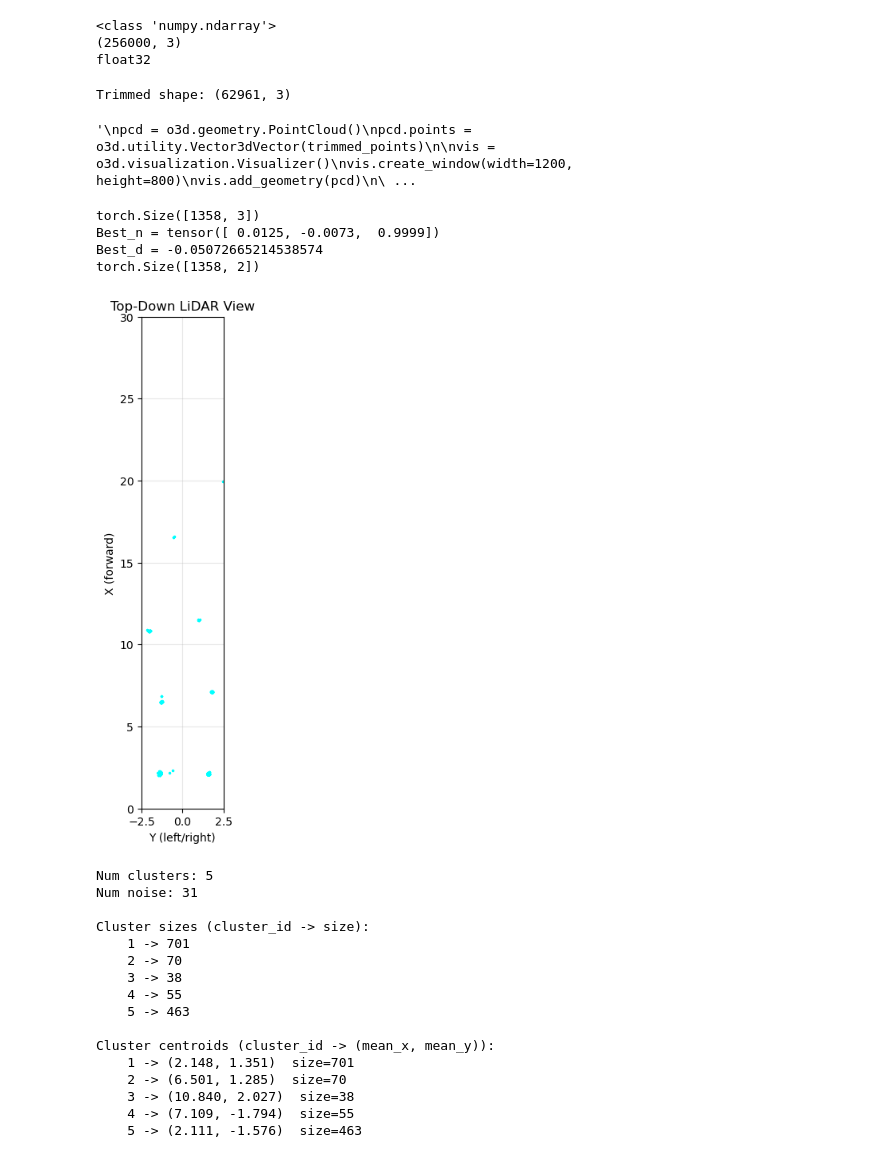
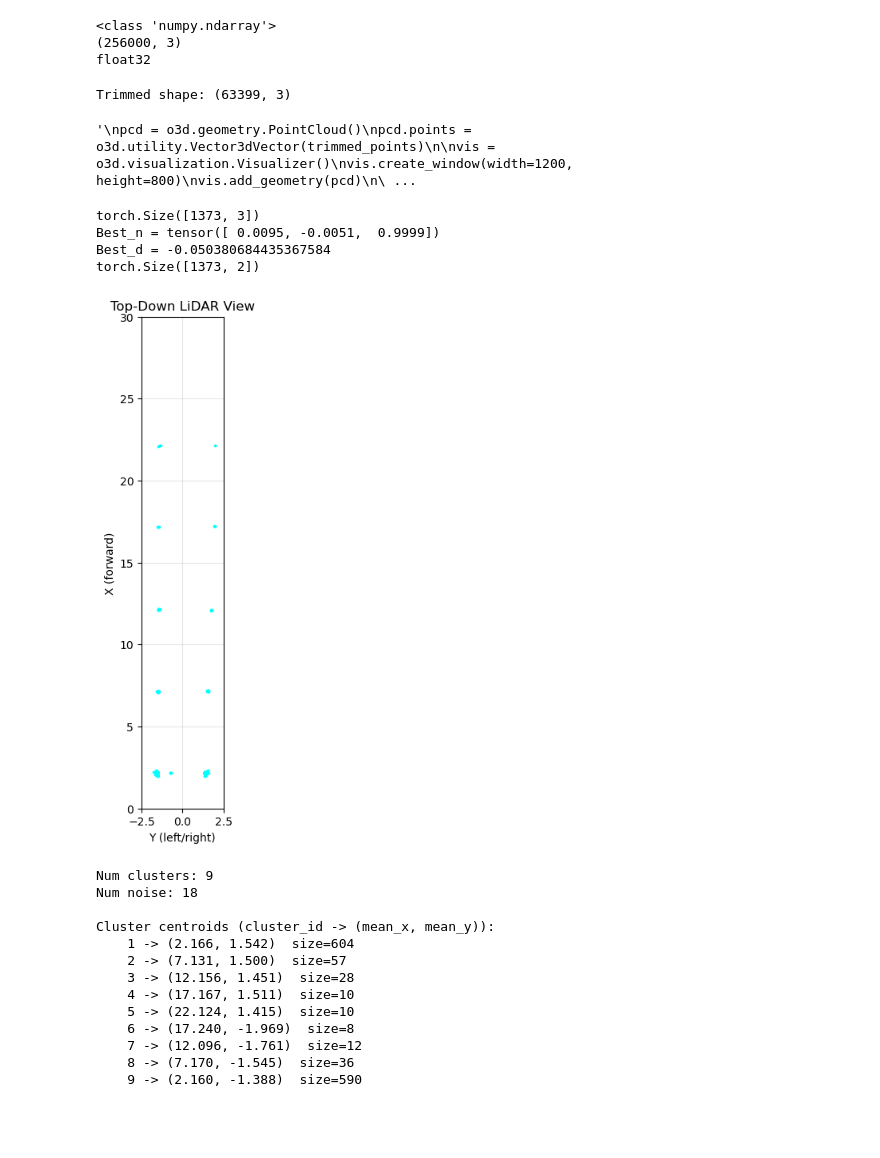
Before and after one commit to JSek7/Adaptive-DBSCAN-, a Jupyter notebook: LIDAR-CONE-DETECTION.ipynb, the cells around one changed output. Saved outputs shown, nothing was run; the diff lists cells and outputs as text; code cells hidden in the pictures; blank space fills up the shorter version.

```diff
--- a/LIDAR-CONE-DETECTION.ipynb
+++ b/LIDAR-CONE-DETECTION.ipynb
@@ -16,8 +14,8 @@ Using: cpu
 # %%
 #IMPORT LIDAR DATA
 
-file_path1 = r"C:/Users/joven/OneDrive/Documents/Ml-Projects/adaptive-dbscan-core/Lidar_Data/Lidar_data_testH/scan_00000.npy"
-file_path2 = r"C:/Users/joven/OneDrive/Documents/Ml-Projects/adaptive-dbscan-core/Lidar_Data/Lidar_data_testH/scan_00001.npy"
+file_path1 = r"C:/Users/joven/OneDrive/Documents/Ml-Projects/adaptive-dbscan-core/Lidar_Data/Lidar_data_testE/scan_00000.npy"
+file_path2 = r"C:/Users/joven/OneDrive/Documents/Ml-Projects/adaptive-dbscan-core/Lidar_Data/Lidar_data_testE/scan_00001.npy"
 
 points1 = np.load(file_path1).astype(np.float32)
 points2 = np.load(file_path2).astype(np.float32)
@@ -32,7 +30,7 @@ print(points.dtype)
 (256000, 3)
 float32
 # %%
-#TRIM LIDAR DATA  -  only keep dimensions -2.5<y<2.5, 30>x>2, z<1
+#TRIM LIDAR DATA  -  only keep dimensions -2.5<y<2.5, 30>x>2, z<0.5
 
 mask = (
     (points[:, 1] > -2.5) &
@@ -80,7 +78,7 @@ vis.run()
 vis.destroy_window()
 """
 # %% [output]
-Trimmed shape: (62961, 3)
+Trimmed shape: (63399, 3)
 '\npcd = o3d.geometry.PointCloud()\npcd.points = o3d.utility.Vector3dVector(trimmed_points)\n\nvis = o3d.visualization.Visualizer()\nvis.create_window(width=1200, height=800)\nvis.add_geometry(pcd)\n\ ...
 # %%
 #VOXEL DOWNSAMPLING
@@ -121,7 +119,7 @@ def num_inliers(points, n, d,distance_thresh):
 
 def RANSAC(
     points: torch.Tensor,
-    num_iters: int = 60,
+    num_iters: int = 30,
     distance_thresh: float = 0.03,
     min_inliers: int = 500,
     lowest_z_frac: float = 0.5,
@@ -198,9 +196,9 @@ print(f"Best_d = {best_d}")
 
 
 
-#PLOT 3D RANSAC-FILTERED POINTS
+#SHOW 3D RANSAC-FILTERED POINTS
 
-
+"""
 plot_points = points.detach().numpy()
 
 pcd = o3d.geometry.PointCloud()
@@ -229,46 +227,45 @@ ctr.set_zoom(0.2)
 vis.run()
 vis.destroy_window()
 
-
+"""
 
 #FLATTEN AND PLOT 2D POINTS
 
 points = points[:,:2]
 print(points.shape)
-
 
 
 flattened_points_plot = points.detach().numpy()
 
 x = flattened_points_plot[:, 0]  # forward
 y = flattened_points_plot[:, 1]  # lateral
 
 plt.figure(figsize=(6, 8))  # taller since forward axis is longer
 
 plt.scatter(
     -y,        # horizontal axis = lateral
     x,        # vertical axis = forward
     s=2,
     c='cyan'
 )
 
 plt.xlim(-2.5, 2.5)   # lateral bounds
 plt.ylim(0, 30)       # forward bounds
 
 plt.gca().set_aspect('equal', adjustable='box')
 
 plt.xlabel("Y (left/right)")
 plt.ylabel("X (forward)")
 plt.title("Top-Down LiDAR View")
 
 plt.grid(True, alpha=0.3)
 plt.show()
 # %% [output]
-torch.Size([1358, 3])
-Best_n = tensor([ 0.0125, -0.0073,  0.9999])
-Best_d = -0.05072665214538574
-torch.Size([1358, 2])
+torch.Size([1373, 3])
+Best_n = tensor([ 0.0095, -0.0051,  0.9999])
+Best_d = -0.050380684435367584
+torch.Size([1373, 2])
-[figure, old version]
+[figure, new version]
 # %%
 #DBSCAN PARAMS
 
@@ -459,11 +458,8 @@ def dbscan_from_edges(N, src, dst, min_samples, max_iters=50):
     return cluster, core, counts
 
 
-
 src, dst = build_edges_grid_adaptive_eps_sorted(points,epsilons)
 cluster,core,counts = dbscan_from_edges(points.size(dim=0), src, dst, min_samples, max_iters=500)
-
-
 
 #testing purposes - print out clusters
 points_cpu = points.detach().cpu()
@@ -484,10 +480,6 @@ u, counts = torch.unique(cluster_cpu[valid], return_counts=True)
 order = torch.argsort(u)
 u = u[order]
 counts = counts[order]
-
-print("\nCluster sizes (cluster_id -> size):")
-for cid, sz in zip(u.tolist(), counts.tolist()):
-    print(f"  {cid+1:>3} -> {sz}")
 
 
 K = int(cluster_ids.max().item()) + 1  # assumes cluster ids start at 0
@@ -511,22 +503,19 @@ for cid in range(K):
     mx, my = centroids[cid].tolist()
     print(f"  {cid+1:>3} -> ({mx:.3f}, {my:.3f})  size={cnts[cid].item()}")
 # %% [output]
-Num clusters: 5
-Num noise: 31
-
-Cluster sizes (cluster_id -> size):
-    1 -> 701
-    2 -> 70
-    3 -> 38
-    4 -> 55
-    5 -> 463
+Num clusters: 9
+Num noise: 18
 
 Cluster centroids (cluster_id -> (mean_x, mean_y)):
-    1 -> (2.148, 1.351)  size=701
-    2 -> (6.501, 1.285)  size=70
-    3 -> (10.840, 2.027)  size=38
-    4 -> (7.109, -1.794)  size=55
-    5 -> (2.111, -1.576)  size=463
+    1 -> (2.166, 1.542)  size=604
+    2 -> (7.131, 1.500)  size=57
+    3 -> (12.156, 1.451)  size=28
+    4 -> (17.167, 1.511)  size=10
+    5 -> (22.124, 1.415)  size=10
+    6 -> (17.240, -1.969)  size=8
+    7 -> (12.096, -1.761)  size=12
+    8 -> (7.170, -1.545)  size=36
+    9 -> (2.160, -1.388)  size=590
 # %%
 
 # --- convert to numpy ---
```
Also changed, not shown: parts of 4 cells of this notebook.
